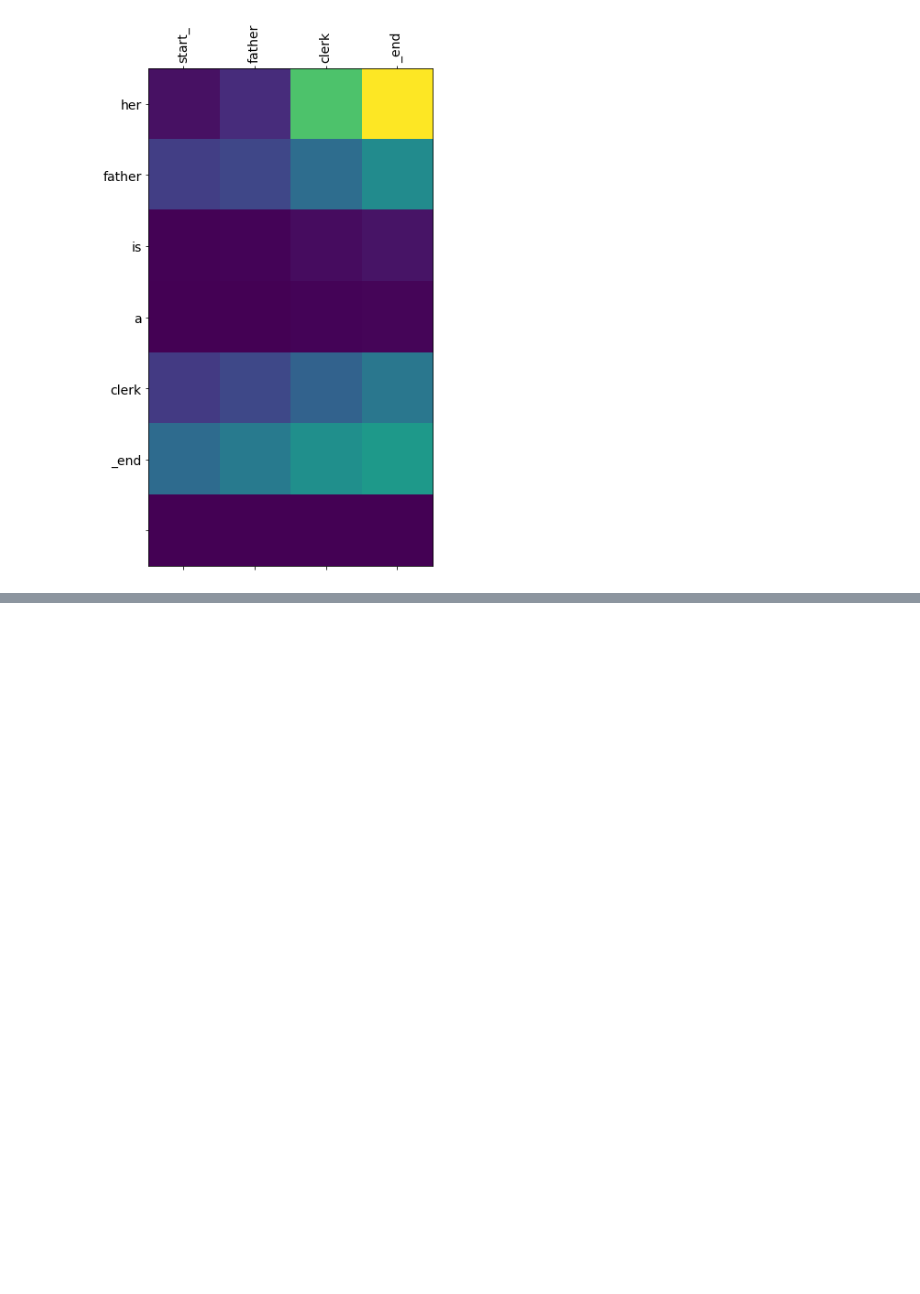
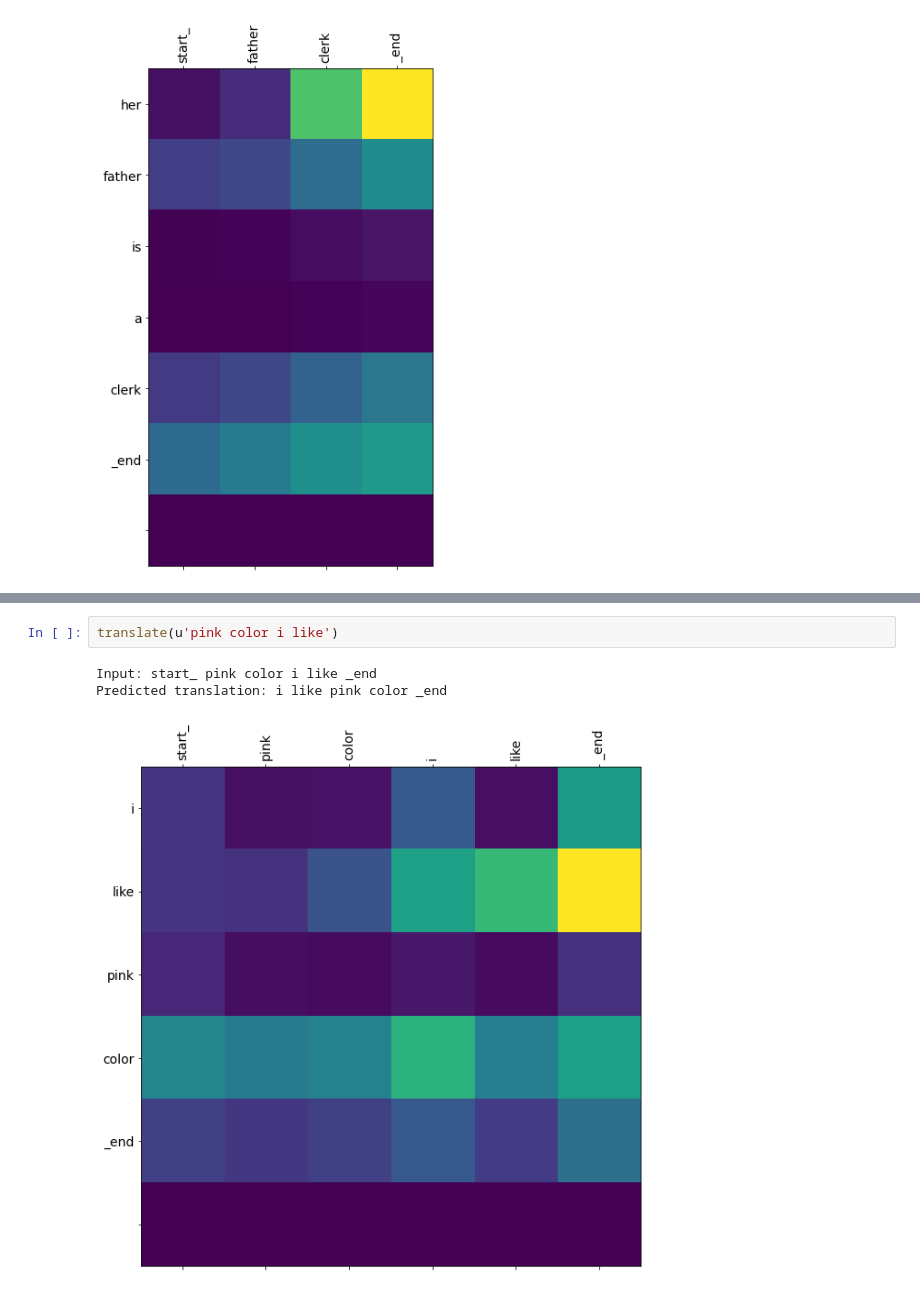
Before and after one commit to aditipatil0711/IndianSignLanguage_Final-Project, a Jupyter notebook: ISL_Phase_2/Encoder Decoder with attention.ipynb, the cells around one changed output, grey strips where cells are left out. Saved outputs shown, nothing was run; the diff lists cells and outputs as text; blank space fills up the shorter version.

```diff
--- a/ISL_Phase_2/Encoder Decoder with attention.ipynb
+++ b/ISL_Phase_2/Encoder Decoder with attention.ipynb
@@ -483,0 +502,6 @@ Predicted translation: her father is a clerk _end
+# %%
+translate(u'pink color i like')
+# %% [output]
+Input: start_ pink color i like _end
+Predicted translation: i like pink color _end
+[figure, added]
```
Also changed, not shown: parts of 10 cells of this notebook.
